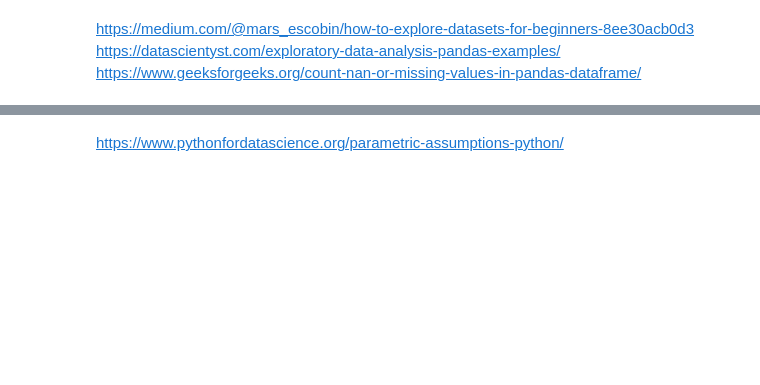
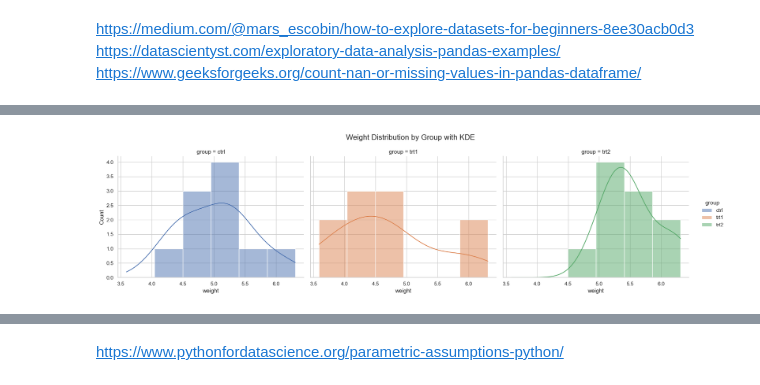
Before and after one commit to Cecilia8989/applied_statistics_assessment, a Jupyter notebook: project.ipynb, the cells around one changed output, grey strips where cells are left out. Cells and saved outputs as stored; diff of their text form; code cells hidden in the pictures; blank space fills up the shorter version.

```diff
--- a/project.ipynb
+++ b/project.ipynb
@@ -231,0 +342,12 @@ trt2_d = df[df['group'] == 'trt2']['weight']
+# %%
+# Create a displot for the 'weight' distribution, differentiated by 'group'
+sns.displot(data=df_plant_growth, x="weight", hue="group", col="group", kde=True, height=5, aspect=1.2)
+
+# Add title for each subplot
+plt.subplots_adjust(top=0.85)  # Adjust the spacing to accommodate titles
+plt.suptitle("Weight Distribution by Group with KDE", fontsize=16)
+
+# Show the plot
+plt.show()
+# %% [output]
+[figure, added]
```
Also changed, not shown: parts of 58 cells of this notebook, 1 other file.
